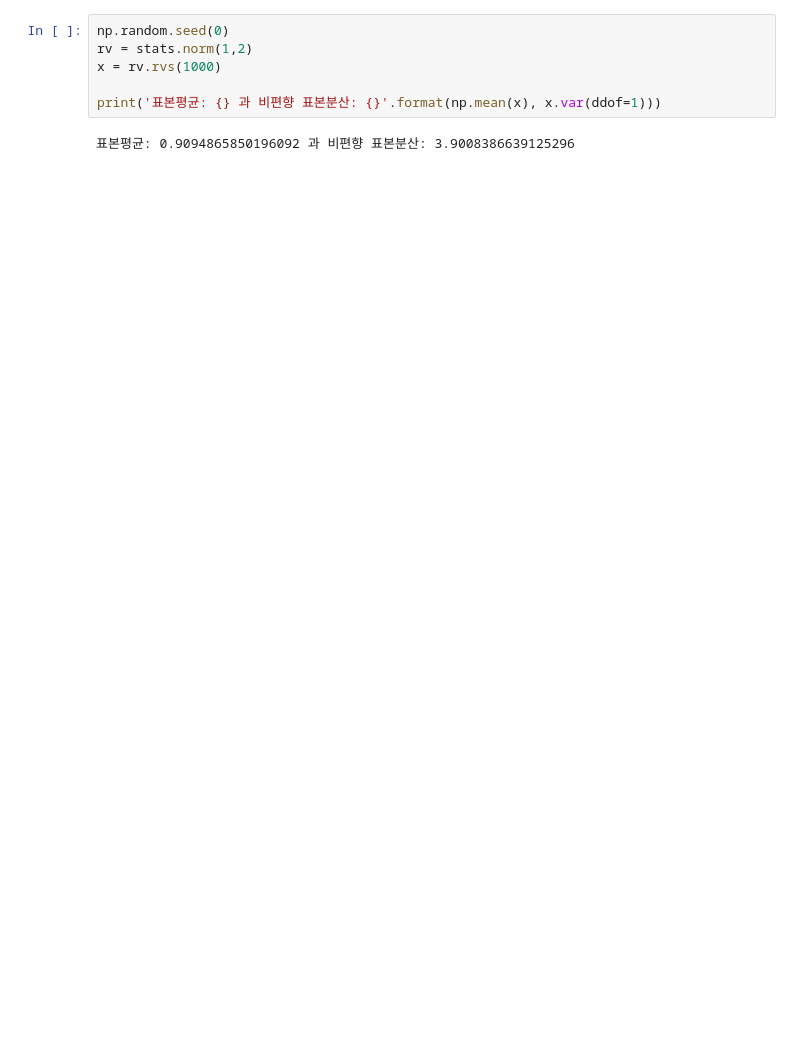
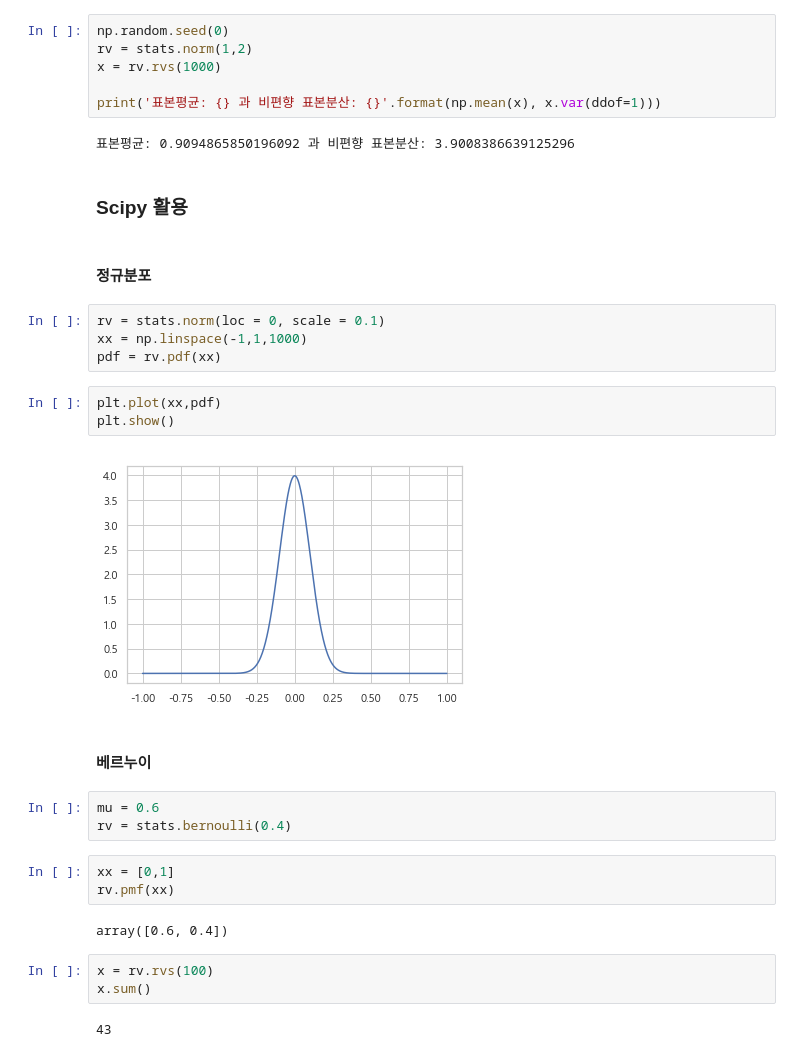
Before and after one commit to h33sun/TIL, a Jupyter notebook: math/20200210 베르누이분포, 이항분포.ipynb, the cells around one changed output. Cells and saved outputs as stored; diff of their text form; blank space fills up the shorter version.

```diff
--- a/math/20200210 베르누이분포, 이항분포.ipynb
+++ b/math/20200210 베르누이분포, 이항분포.ipynb
@@ -94,3 +95,31 @@ x = rv.rvs(1000)
 print('표본평균: {} 과 비편향 표본분산: {}'.format(np.mean(x), x.var(ddof=1)))
 # %% [output]
 표본평균: 0.9094865850196092 과 비편향 표본분산: 3.9008386639125296
+# %% [markdown]
+### Scipy 활용
+# %% [markdown]
+####  정규분포
+# %%
+rv = stats.norm(loc = 0, scale = 0.1)
+xx = np.linspace(-1,1,1000)
+pdf = rv.pdf(xx)
+# %%
+plt.plot(xx,pdf)
+plt.show()
+# %% [output]
+[figure, added]
+# %% [markdown]
+#### 베르누이
+# %%
+mu = 0.6
+rv = stats.bernoulli(0.4)
+# %%
+xx = [0,1]
+rv.pmf(xx)
+# %% [output]
+array([0.6, 0.4])
+# %%
+x = rv.rvs(100)
+x.sum()
+# %% [output]
+43
```
Also changed, not shown: parts of 10 cells of this notebook, 3 other files.
